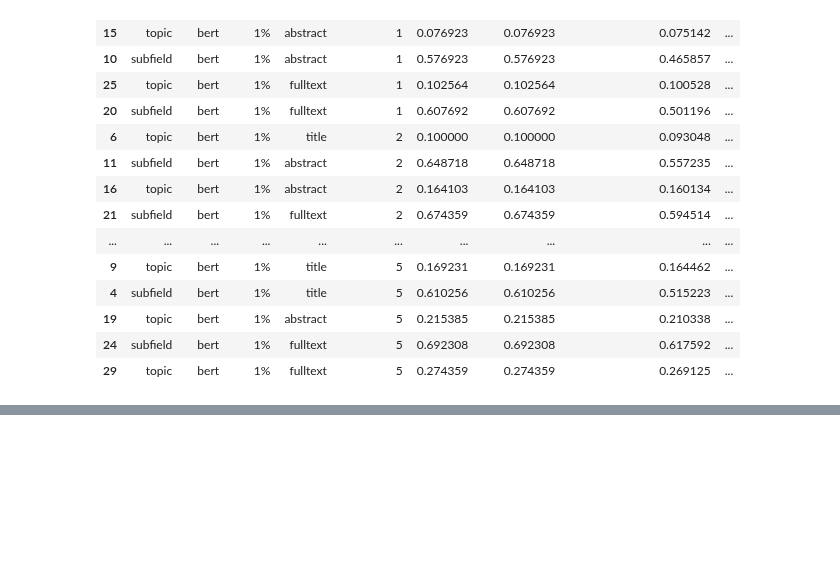
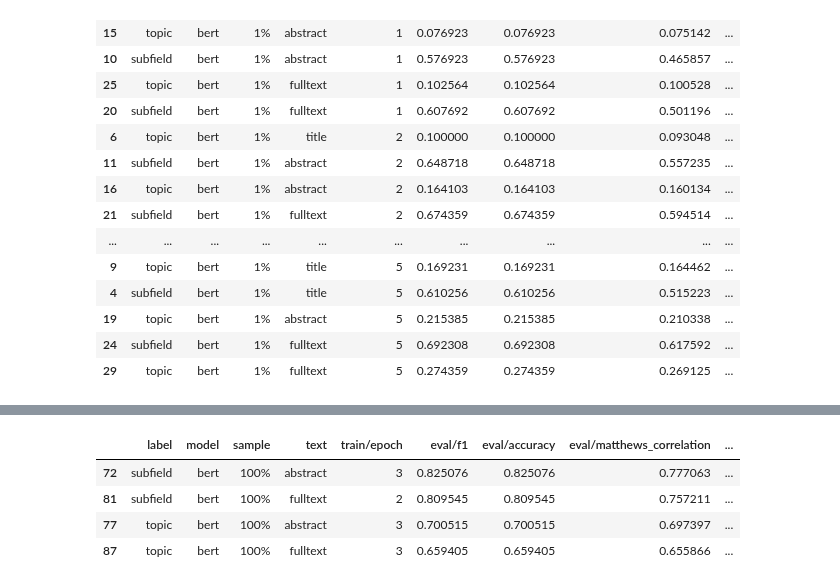
Before and after one commit to ka-steve/sagemaker_research_classification, a Jupyter notebook: src/05_tuning_basic/05_31_wandb_results.ipynb, the cells around one changed output, grey strips where cells are left out. Drawn from its saved outputs; the diff is of its cells as text; code cells hidden in the pictures; blank space fills up the shorter version.

```diff
--- a/src/05_tuning_basic/05_31_wandb_results.ipynb
+++ b/src/05_tuning_basic/05_31_wandb_results.ipynb
@@ -436,0 +605,12 @@ fig.show()
+# %%
+df_bert_bestof = pd.concat([
+    df_bert_subfield[df_bert_subfield['is_best_epoch'] == True].sort_values(by='eval/f1', ascending=False).head(2),
+    df_bert_topic[df_bert_topic['is_best_epoch'] == True].sort_values(by='eval/f1', ascending=False).head(2),
+])
+df_bert_bestof
+# %% [output]
+|  | label | model | sample | text | train/epoch | eval/f1 | eval/accuracy | eval/matthews_correlation | ... |
+| 72 | subfield | bert | 100% | abstract | 3 | 0.825076 | 0.825076 | 0.777063 | ... |
+| 81 | subfield | bert | 100% | fulltext | 2 | 0.809545 | 0.809545 | 0.757211 | ... |
+| 77 | topic | bert | 100% | abstract | 3 | 0.700515 | 0.700515 | 0.697397 | ... |
+| 87 | topic | bert | 100% | fulltext | 3 | 0.659405 | 0.659405 | 0.655866 | ... |
```
Also changed, not shown: parts of 30 cells of this notebook, 6 other files.
